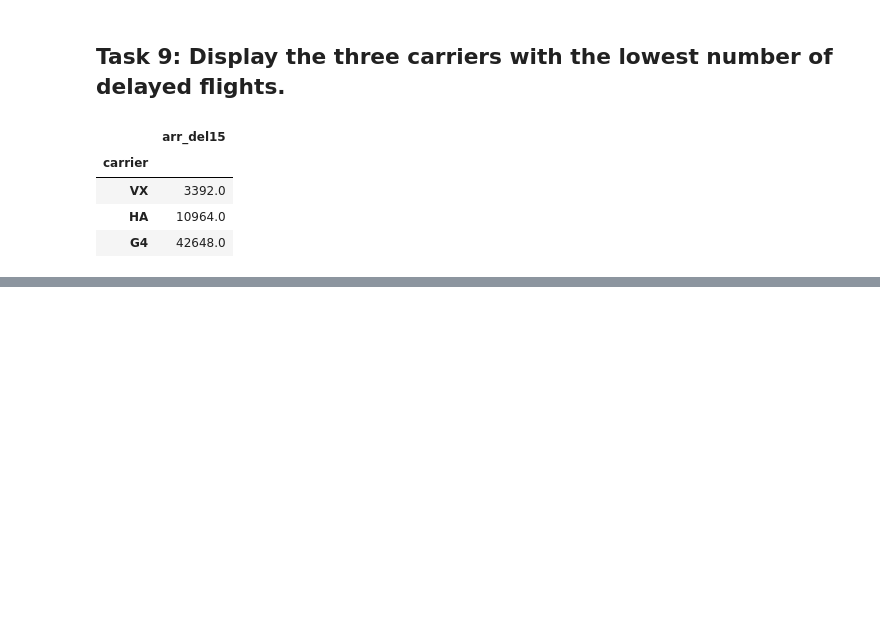
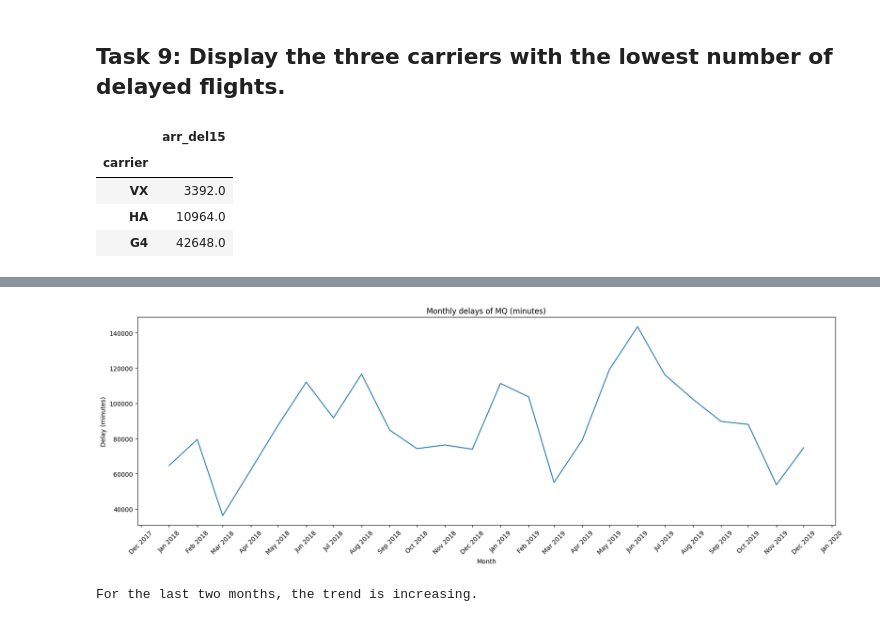
Before and after one commit to deniskristak/data-analysis-learning, a Jupyter notebook: my_solutions.ipynb, the cells around one changed output, grey strips where cells are left out. Cells and saved outputs as stored; diff of their text form; code cells hidden in the pictures; blank space fills up the shorter version.

```diff
--- a/my_solutions.ipynb
+++ b/my_solutions.ipynb
@@ -414,0 +417,38 @@ df.groupby(by='carrier').agg({'arr_del15': 'sum'}).sort_values(by='arr_del15').h
+# %%
+carrier_input = input('Please enter a carrier code (2 characters):')
+pattern = re.compile(r"^\w\w$")
+if not pattern.match(carrier_input):
+    raise ValueError('Wrong format of carrier code inserted.')
+df_10 = df.query('carrier == @carrier_input')
+if len(df_10.index) == 0:
+    raise ValueError('Carrier not found.')
+# %%
+df_10 = df_10.groupby('date_as_datetime').agg({'nas_delay': 'sum'})
+# %%
+plt.figure(figsize=(20, 6))
+plt.plot(df_10)
+
+plt.title(f'Monthly delays of {carrier_input} (minutes)')
+plt.ylabel(f"Delay (minutes)")
+plt.xlabel('Month')
+
+# Configure the x-axis to show every month
+ax = plt.gca()
+ax.xaxis.set_major_locator(mdates.MonthLocator())
+ax.xaxis.set_major_formatter(mdates.DateFormatter('%b %Y'))
+plt.xticks(rotation=45)
+
+plt.show()
+# %% [output]
+[figure, added]
+# %%
+second_last = int(df_10.tail(2).head(1)['nas_delay'])
+last = int(df_10.tail(1)['nas_delay'])
+if second_last < last:
+    print(f"For the last two months, the trend is increasing.")
+elif second_last > last:
+    print("For the last two months, the trend is decreasing.")
+else:
+    print(f"For the last two months, the values are equal.")
+# %% [output]
+For the last two months, the trend is increasing.
```
Also changed, not shown: parts of 2 cells of this notebook, 1 other file.
